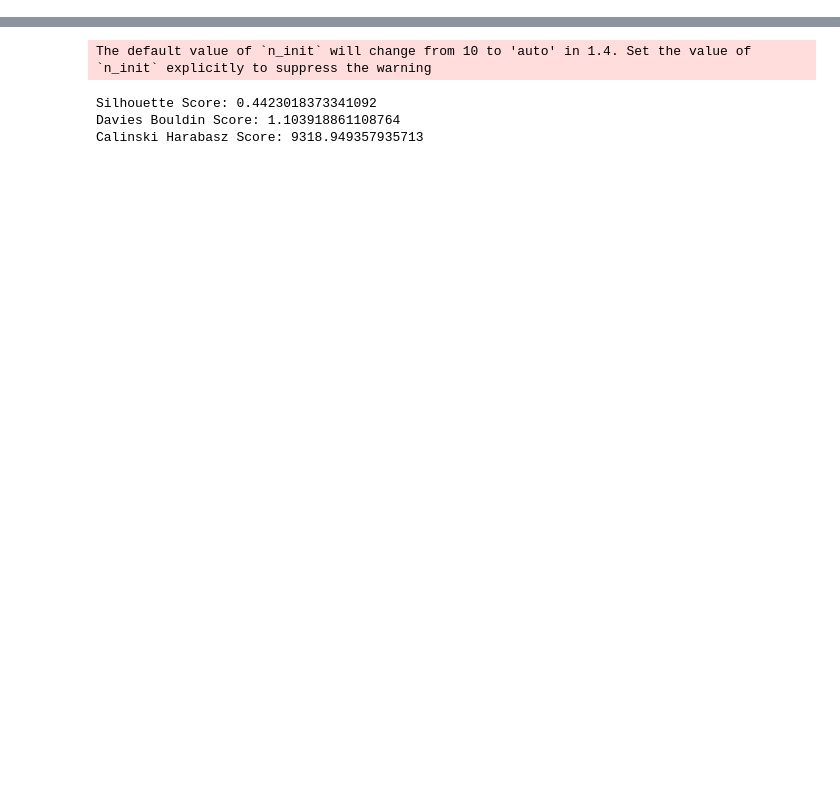
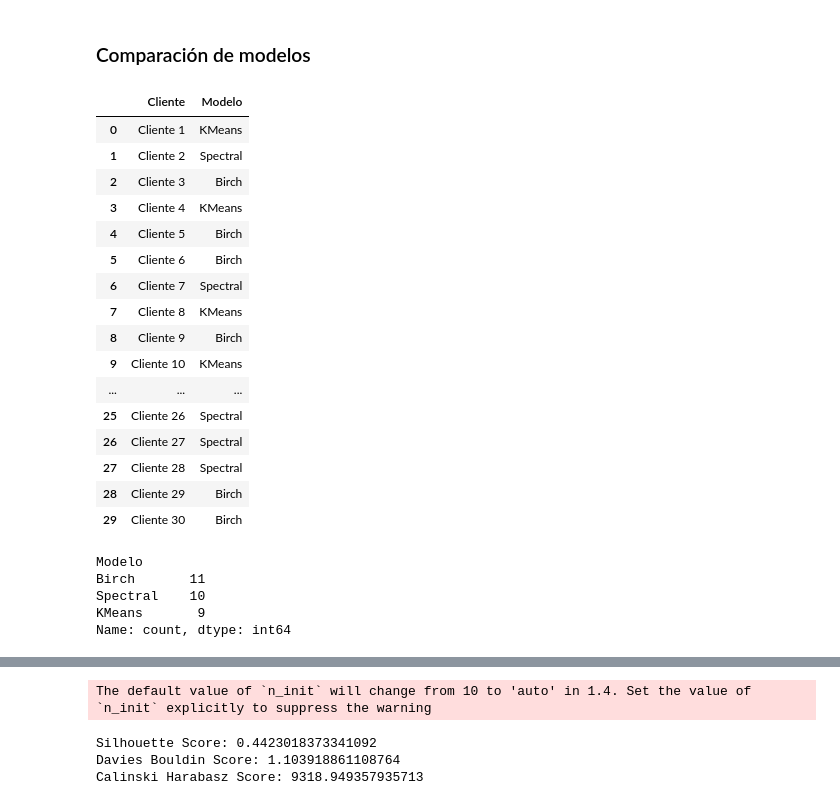
Before and after one commit to ggomez1803/ElectroDunas, a Jupyter notebook: Exploracion_preprocesamiento.ipynb, the cells around one changed output, grey strips where cells are left out. Drawn from its saved outputs; the diff is of its cells as text; code cells hidden in the pictures; blank space fills up the shorter version.

```diff
--- a/Exploracion_preprocesamiento.ipynb
+++ b/Exploracion_preprocesamiento.ipynb
@@ -56,0 +100,39 @@ fig.show()
+# %% [markdown]
+### Comparación de modelos
+# %%
+# Para cada cliente, encontrar el mejor modelo.
+# El mejor modelo es el que tiene el silhouette score más alto, el davies bouldin score más bajo y el calinski harabasz score más alto, en ese orden de prioridad.
+# Crear dataframe para almacenar el mejor modelo para cada cliente
+mejores_modelos = pd.DataFrame(columns=['Cliente', 'Modelo'])
+for i in range(1, 31):
+    cliente = 'Cliente ' + str(i)
+    df_cliente = metricas[metricas['Cliente'] == cliente]
+    df_cliente = df_cliente.sort_values(by=['Silhouette', 'Davies Bouldin', 'Calinski Harabasz'], ascending=[False, True, False])
+    mejores_modelos.loc[len(mejores_modelos)] = [cliente, df_cliente.iloc[0]['Modelo']]
+mejores_modelos
+# %% [output]
+|  | Cliente | Modelo |
+| 0 | Cliente 1 | KMeans |
+| 1 | Cliente 2 | Spectral |
+| 2 | Cliente 3 | Birch |
+| 3 | Cliente 4 | KMeans |
+| 4 | Cliente 5 | Birch |
+| 5 | Cliente 6 | Birch |
+| 6 | Cliente 7 | Spectral |
+| 7 | Cliente 8 | KMeans |
+| 8 | Cliente 9 | Birch |
+| 9 | Cliente 10 | KMeans |
+| ... | ... | ... |
+| 25 | Cliente 26 | Spectral |
+| 26 | Cliente 27 | Spectral |
+| 27 | Cliente 28 | Spectral |
+| 28 | Cliente 29 | Birch |
+| 29 | Cliente 30 | Birch |
+# %%
+mejores_modelos['Modelo'].value_counts()
+# %% [output]
+Modelo
+Birch       11
+Spectral    10
+KMeans       9
+Name: count, dtype: int64
```
Also changed, not shown: parts of 14 cells of this notebook, 3 other files.
